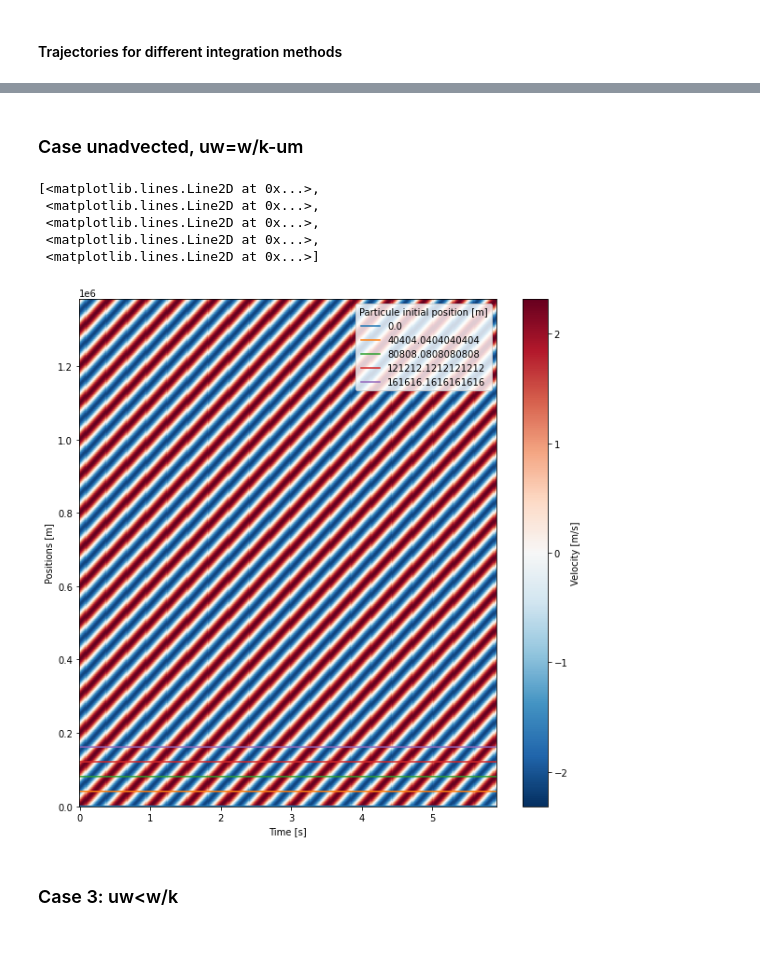
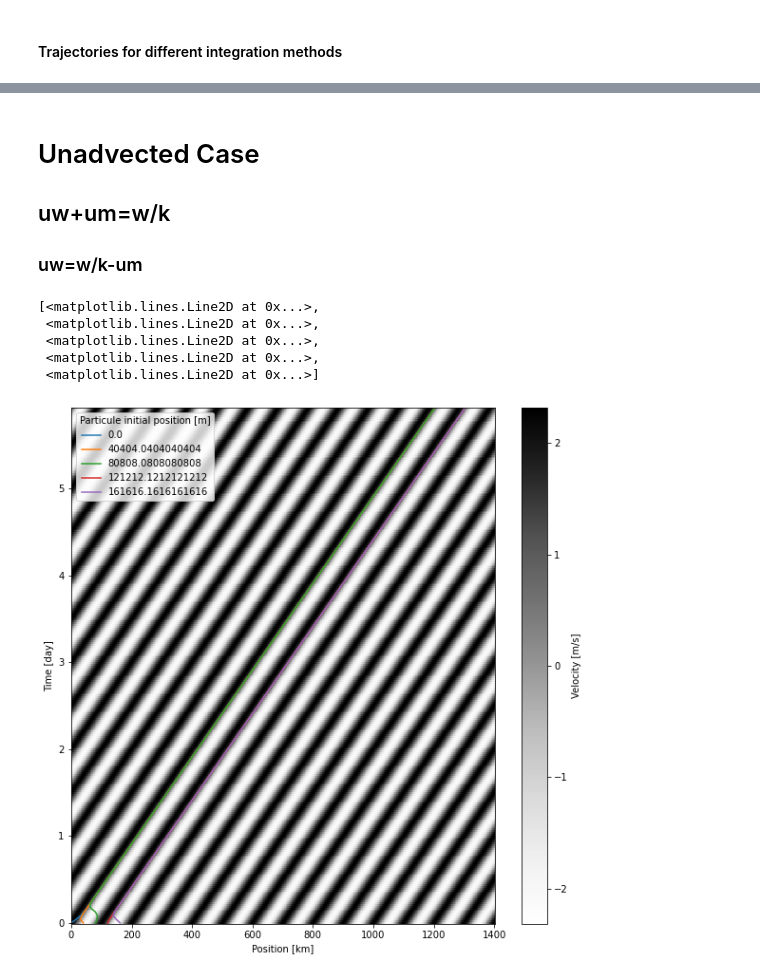
Before and after one commit to margot-demol/stage-m1, a Jupyter notebook: development/test_vel_traj.ipynb, the cells around one changed output, grey strips where cells are left out. Saved outputs shown, nothing was run; the diff lists cells and outputs as text; code cells hidden in the pictures; blank space fills up the shorter version.

```diff
--- a/development/test_vel_traj.ipynb
+++ b/development/test_vel_traj.ipynb
@@ -13,7 +13,7 @@ import xsimlab as xs
 #Main parameters
 d2s=86400 #24h in s
 h2s=3600  #1h in s
-w2=2*2*np.pi/86400 #wave pulsation
+w2=2*np.pi/(12*3600) #wave pulsation
 km=1e3
 dt=1*h2s # model step
 L=100*km
@@ -107,16 +94,17 @@ x["p"].isel(a=slice(0,None,20)).plot(y='otime_day', hue='a')
 # %% [markdown]
-### Case unadvected, uw=w/k-um
+# Unadvected Case
+## uw+um=w/k
+### uw=w/k-um
 # %%
-y=sti.SetUp()
-y.update_parameters(velocity__uw=w2/k2-um, velocity__advected=0)
-y.velocity_field().T.plot(figsize=(10,10), cmap='RdBu_r')
-y["p"].isel(a=slice(0,None,20)).plot(x='otime', hue='a')
+y=sti.SetUp(advected=0)
+y.update_model(int_method=sti.Runge_Kutta4)
+y.update_parameters(velocity__uw=w2/k2-um)
+y.velocity_field().plot(y='t',figsize=(10,10), cmap='Greys')
+y["p_km"].isel(a=slice(0,None,20)).plot(y='otime_day', hue='a')
 # %% [output]
 [<matplotlib.lines.Line2D at 0x...>,
  <matplotlib.lines.Line2D at 0x...>,
  <matplotlib.lines.Line2D at 0x...>,
  <matplotlib.lines.Line2D at 0x...>,
  <matplotlib.lines.Line2D at 0x...>]
-[figure, old version]
+[figure, new version]
-# %% [markdown]
-### Case 3: uw<w/k
```
Also changed, not shown: parts of 18 cells of this notebook, 2 other files.
